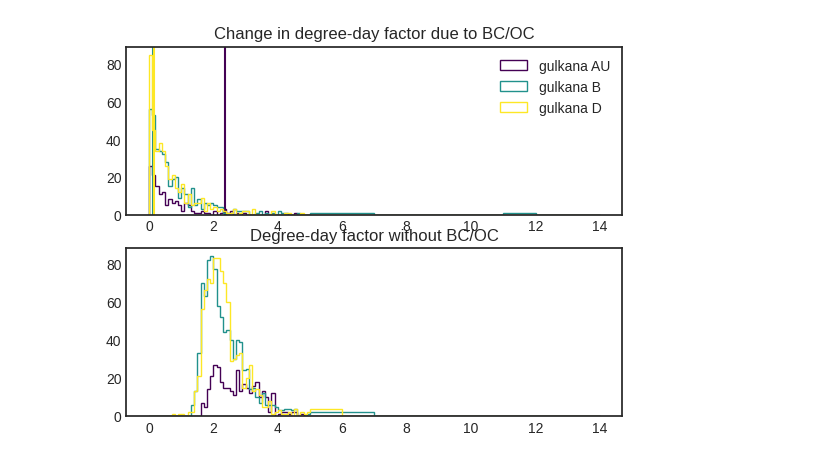
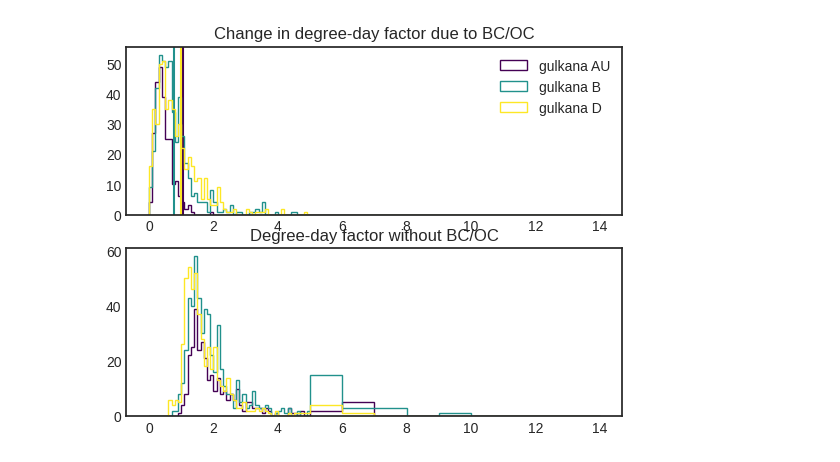
Before and after one commit to clairevwilson/PEBSI, a Jupyter notebook: project/calibrate.ipynb, the cells around one changed output. Saved outputs shown, nothing was run; the diff lists cells and outputs as text; code cells hidden in the pictures.

```diff
--- a/project/calibrate.ipynb
+++ b/project/calibrate.ipynb
@@ -134,8 +139,0 @@ visualize_layers(ds, dates+pd.Timedelta(days=365*3), ['layerBC','layergrainsize'
-# %%
-ds = best_dict['gulkana']['D']
-for year in np.unique(pd.to_datetime(ds.time.values).year):
-    dates = pd.date_range(f'{year}-04-20',f'{year}-08-20')
-    dsk = ds.sel(time=dates)
-    plt.plot(pd.to_datetime(dsk.time.values).day_of_year, dsk.layerdust.isel(layer=0), label=str(year))
-plt.legend()
-plt.show()
@@ -190,12 +212,12 @@ plt.show()
 all_df = None
 for glacier in site_dict:
     coords = coord_dict[glacier]
-    ds_bcd = xr.open_dataset(f'../../climate_data/MERRA2/{coords}/BCDP002_{coords}.nc')
-    ds_bcw = xr.open_dataset(f'../../climate_data/MERRA2/{coords}/BCWT002_{coords}.nc')
+    ds_bcd = xr.open_dataset(f'/trace/group/rounce/cvwilson/climate_data/MERRA2/{coords}/BCDP002_{coords}.nc')
+    ds_bcw = xr.open_dataset(f'/trace/group/rounce/cvwilson/climate_data/MERRA2/{coords}/BCWT002_{coords}.nc')
     ds_bc = ds_bcd['BCDP002'] + ds_bcw['BCWT002']
 
-    dsu = xr.open_dataset(f'../../climate_data/MERRA2/{coords}/U2M_{coords}.nc')['U2M']
-    dsv = xr.open_dataset(f'../../climate_data/MERRA2/{coords}/V2M_{coords}.nc')['V2M']
+    dsu = xr.open_dataset(f'/trace/group/rounce/cvwilson/climate_data/MERRA2/{coords}/U2M_{coords}.nc')['U2M']
+    dsv = xr.open_dataset(f'/trace/group/rounce/cvwilson/climate_data/MERRA2/{coords}/V2M_{coords}.nc')['V2M']
     wind = np.sqrt(np.square(dsu.values) + np.square(dsv.values))
     dsv.values = wind
     all_wind = dsv.resample(time='d').mean()
@@ -212,7 +234,7 @@ for glacier in site_dict:
         # albedo.get_model_albedo(ds)
         # albedo.plot_timeseries()
         out = base_fp+f'ddf/{glacier}{site}_df.csv'
-        df = get_ddf_df(ds, ds_bc,  n_rolling_bc=5, n_rolling_pdds=1, savefig=True) # output_fn=out, plot_corr=True,
+        df = get_ddf_df(ds, ds_bc,  n_rolling_bc=5, n_rolling_pdds=1, savefig=True, output_fn=out) # , plot_corr=True,
         df['glacier'] = [glacier] * len(df.index)
         df['glaciersite'] = [glacier + site] * len(df.index)
         df['wind'] = all_wind.sel(time=pd.to_datetime(df.index)).values
@@ -259,33 +330,47 @@ strong multicollinearity or other numerical problems.
 # %%
 bins= np.concatenate([np.arange(0,5,0.1), np.arange(5, 15, 1)])
 fig, (ax1, ax2) = plt.subplots(2)
 cmap = plt.get_cmap('viridis')
 norm = mpl.colors.Normalize(vmin=0, vmax=2)
 
 i=0
+n_rolling_BC = 7
+df_change = None
 for glacier in ['gulkana']:
     coords = coord_dict[glacier]
-    ds_bcd = xr.open_dataset(f'../../climate_data/MERRA2/{coords}/BCDP002_{coords}.nc')
-    ds_bcw = xr.open_dataset(f'../../climate_data/MERRA2/{coords}/BCWT002_{coords}.nc')
+    ds_bcd = xr.open_dataset(base_fp + f'/../climate_data/MERRA2/{coords}/BCDP002_{coords}.nc')
+    ds_bcw = xr.open_dataset(base_fp + f'/../climate_data/MERRA2/{coords}/BCWT002_{coords}.nc')
     ds_bc = ds_bcd['BCDP002'] + ds_bcw['BCWT002']
     for site in site_dict[glacier]:
-        ds_base = best_dict[glacier][site]
-        df_base = get_ddf_df(ds_base, ds_bc, n_rolling_pdds=1)
+        # ds_base = best_dict[glacier][site]
+        ds_base = xr.open_dataset(base_fp + 'ddf/' + glacier + site + '_2026_03_13_base_0.nc')
+        df_base = get_ddf_df(ds_base, ds_bc, n_rolling_pdds=1, n_rolling_bc=n_rolling_BC)
 
-        ds_noBCOC = xr.open_dataset(base_fp + 'ddf/' + glacier + site + '_2026_03_09_noBCOC_0.nc')
-        df_noBCOC = get_ddf_df(ds_base, ds_bc, n_rolling_pdds=1)
+        ds_noBCOC = xr.open_dataset(base_fp + 'ddf/' + glacier + site + '_2026_03_13_noBCOC_0.nc')
+        df_noBCOC = get_ddf_df(ds_noBCOC, ds_bc, n_rolling_pdds=1, n_rolling_bc=n_rolling_BC)
 
-        f_snow = df_base['ddf'].copy()
-        fBC = (df_noBCOC['melt'] - f_snow*df_noBCOC['pdds_1d_rolling']) / (df_noBCOC['pdds_1d_rolling'])
+        # f_snow = df_noBCOC['ddf'].copy()
+        f_snow = df_noBCOC['melt'] / df_noBCOC['pdds_1d_rolling']
+        fBC = (df_base['melt'] - f_snow*df_base['pdds_1d_rolling']) / (df_base['pdds_1d_rolling'])
         ax1.hist(fBC.values, bins=bins, histtype='step', edgecolor=cmap(norm(i)), label=glacier+' '+site)# colors[3])
         ax1.axvline(np.nanmean(fBC.values),color=cmap(norm(i)))
         ax1.set_title('Change in degree-day factor due to BC/OC')
 
         ax2.hist(f_snow, bins=bins, histtype='step', edgecolor=cmap(norm(i)))
         ax2.set_title(f'Degree-day factor without BC/OC')
 
+        df = pd.DataFrame({'fBC':fBC,
+                           'snow_BC':df_base['snow_BC'],
+                           f'bc_{n_rolling_BC}d_rolling':df_base[f'bc_{n_rolling_BC}d_rolling'],
+                           'albedo':df_base['albedo'],
+                           })
+        if df_change is not None:
+            df_change = df
+        else:
+            df_change = pd.concat([df_change, df])
+
         i+= 1
 ax1.legend()
 plt.show()
 # %% [output]
-[figure, old version]
+[figure, new version]
```
Also changed, not shown: parts of 13 cells of this notebook, 4 other files.
